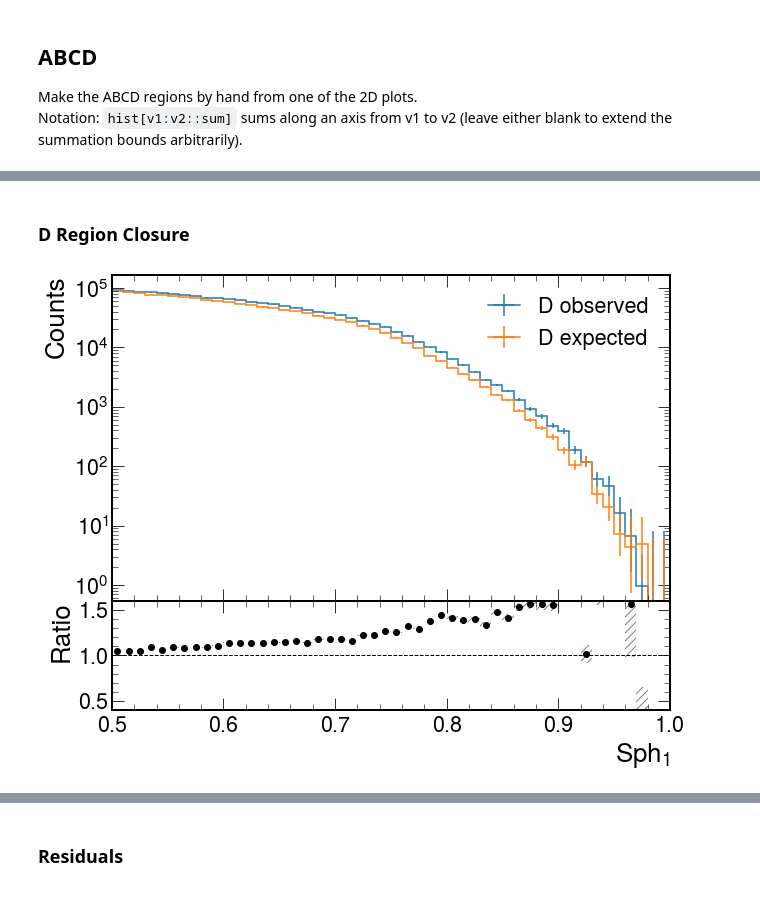
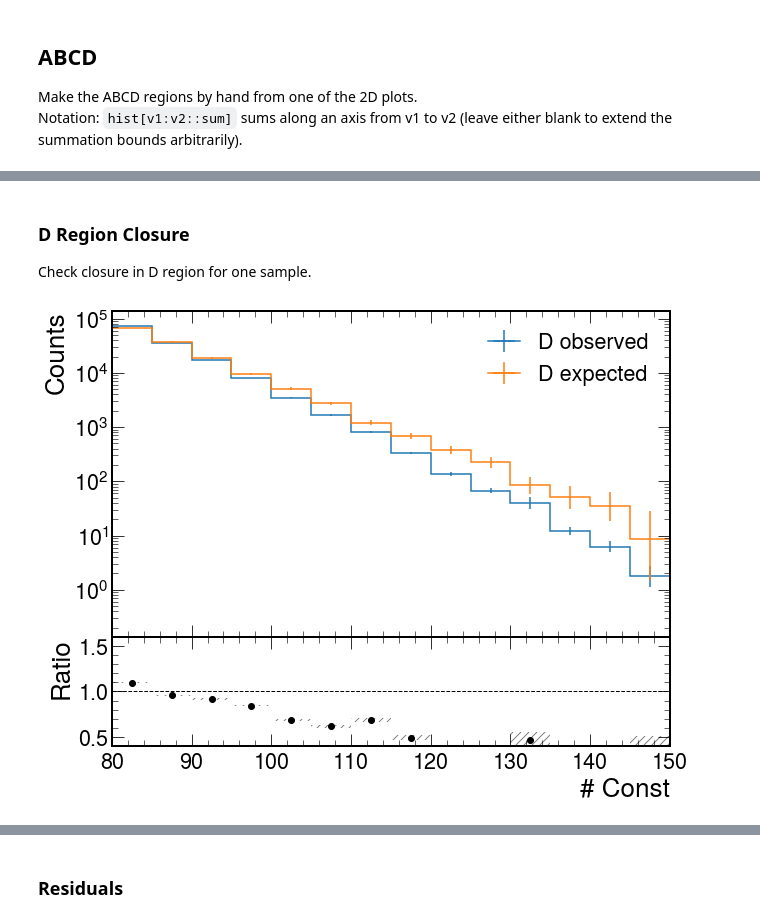
Before and after one commit to SUEPPhysics/SUEPCoffea_dask, a Jupyter notebook: plotting/plot.ipynb, the cells around one changed output, grey strips where cells are left out. Drawn from its saved outputs; the diff is of its cells as text; code cells hidden in the pictures.

```diff
--- a/plotting/plot.ipynb
+++ b/plotting/plot.ipynb
@@ -25,8 +25,8 @@ matplotlib.rcParams['figure.facecolor'] = 'white'
 `infile_names`: _array of str_: full paths of .pkl files.<br>
 # %%
 # parameters
-input_label = 'barrel_2018_v2'
-output_label = '/home/submit/lavezzo/public_html/SUEP/barrel_2018_v2/'
+input_label = 'S1_ntracks_ptAvgB'
+output_label = '/home/submit/lavezzo/public_html/SUEP/analysis/S1_ntracks_ptAvgB/'
 file_ext = '.png'
 
 # input .pkl files
@@ -138,7 +138,7 @@ for infile_name in infile_names:
             plots[sample][plot]  = plots[sample][plot] + plotsToAdd[plot]*lumi
 
 # calculate D_exp region after combining samples
-for selection in ['IRM', 'ML']:
+for selection in ['IRM', 'ML', 'CL']:
     for sample in list(plots.keys()):
         plots[sample]['D_exp_' + selection] = D_expect(plots[sample],selection)
         plots[sample]['D_exp_var2_' + selection] = D_expect_var2(plots[sample],selection)
@@ -540,28 +493,28 @@ Notation: `hist[v1:v2::sum]` sums along an axis from v1 to v2 (leave either blan
 # %% [markdown]
 ### D Region Closure
+Check closure in D region for one sample.
 # %%
-plot_label = '2D_SUEP_S1_ntracks_IRM'
+plot_label = '2D_SUEP_nconst_SUEP_pt_avg_b_CL'
 abcd = plots['QCD_HT'][plot_label]
-A = abcd[0.40j:0.5j,50j:100j:sum]
-B = abcd[0.40j:0.5j,100j:500j:sum]
-C = abcd[0.5j:1.0j, 50j:100j:sum]
-D = abcd[0.5j:1.0j,100j:500j:sum]
-D_exp = C * B.sum().value / A.sum().value
-F_exp = E * B.sum().value / A.sum().value
-# A = abcd[0.25j:0.5j:sum,0:100j:4j]
-# B = abcd[0.25j:0.5j:sum,100j::4j]
-# C = abcd[0.5j:1.0j:sum, 0j:100j:4j]
-# D = abcd[0.5j:1.0j:sum,100j::4j]
-# D_exp = B * C.sum().value / A.sum().value
+A = abcd[20j:80j:2j,5j:100j:sum]
+B = abcd[80j:300j:2j,5j:100j:sum]
+C = abcd[20j:80j:2j,0.0j:5j:sum]
+D = abcd[80j:300j:2j,0.0j:5j:sum]
+# A = abcd[0.35j:0.5j,0.3j:50.0j:sum]
+# B = abcd[0.35j:0.5j,0.0j:0.3j:sum]
+# C = abcd[0.5j:1.0j,0.3j:50j:sum]
+# D = abcd[0.5j:1.0j,0.0j:0.3j:sum]
+D_exp = B * C.sum().value / A.sum().value
+
 fig = plt.figure(figsize=(10, 8))
 main, sub = D.plot_ratio(D_exp,
                 rp_num_label='D observed',
                 rp_denom_label='D expected',
                 rp_uncert_draw_type="bar")
 fig.axes[0].set_yscale("log")
-fig.axes[0].set_xlim(0.5,1.0)
-fig.axes[1].set_xlabel("$Sph_1$")
+fig.axes[0].set_xlim(80,150)
+fig.axes[1].set_xlabel("# Const")
 fig.axes[1].set_ylim(0.4,1.6)
 plt.savefig(output_label+"ABCD_"+plot_label+file_ext)
 # %% [output]
-[figure, old version]
+[figure, new version]
```
Also changed, not shown: parts of 23 cells of this notebook.
